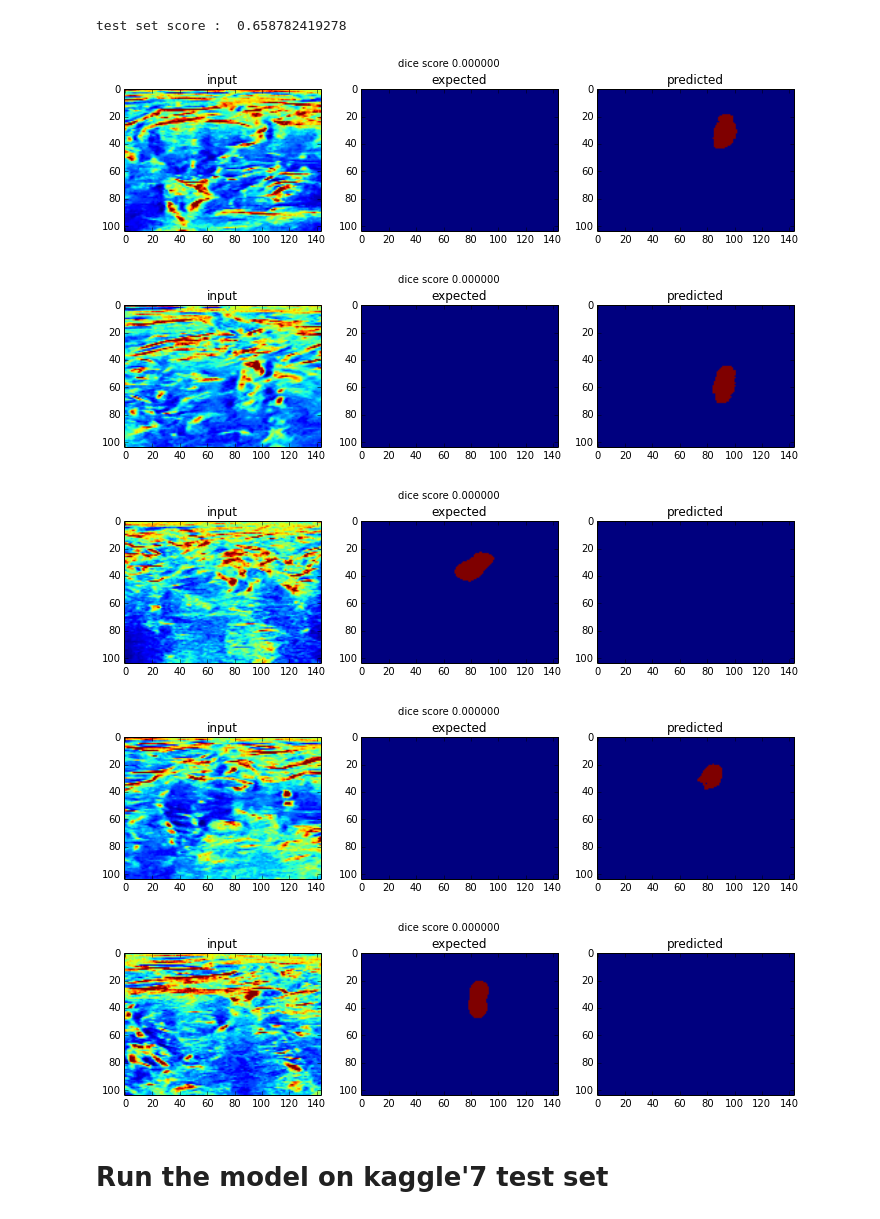
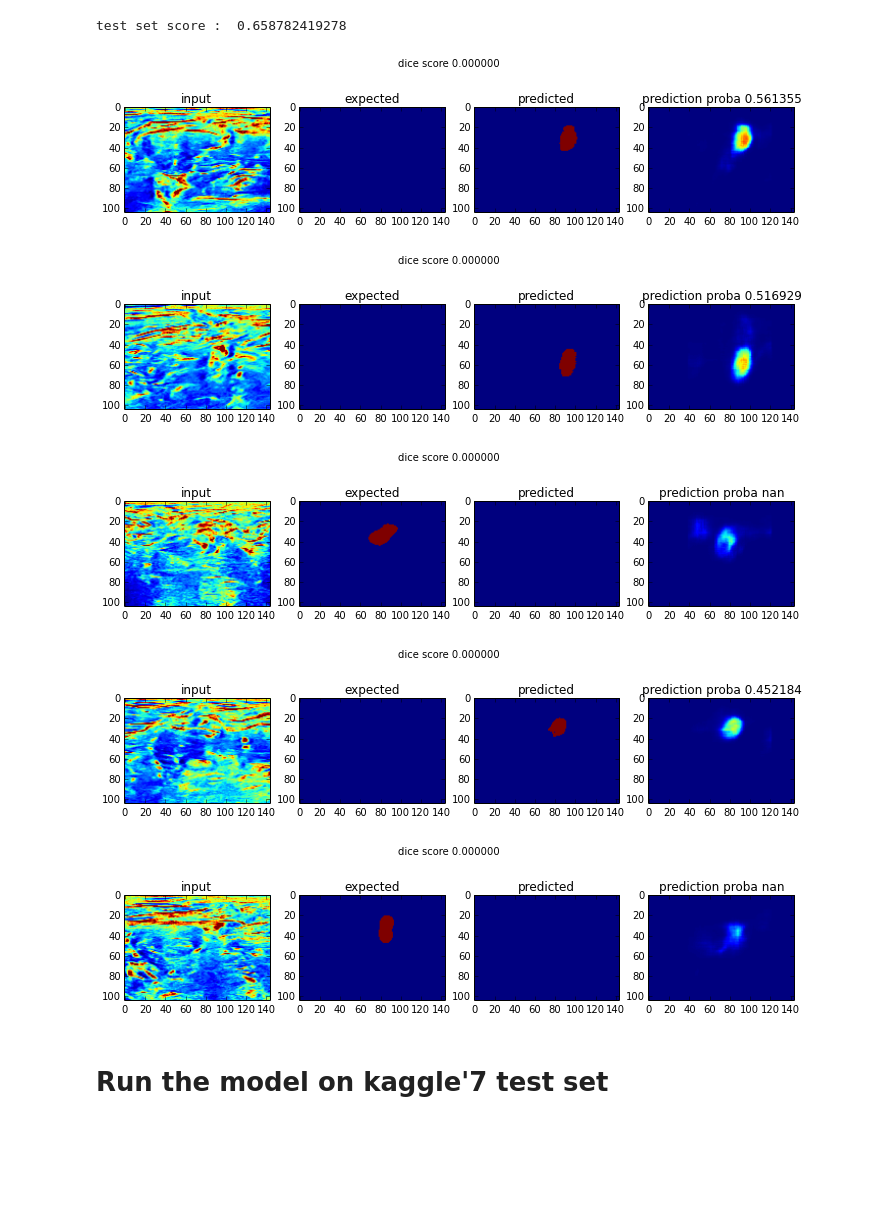
Before and after one commit to julienr/kaggle_uns, a Jupyter notebook: notebooks/3_train_fcnn_multiout.ipynb, the cells around one changed output. Saved outputs shown, nothing was run; the diff lists cells and outputs as text; code cells hidden in the pictures; blank space fills up the shorter version.

```diff
--- a/notebooks/3_train_fcnn_multiout.ipynb
+++ b/notebooks/3_train_fcnn_multiout.ipynb
@@ -208,6 +208,7 @@ if False:
 def predict(X):
     Y_pred, Y_pred_binary = model.predict(X)
     Y_pred_binary = Y_pred_binary.squeeze()
+    Y_pred_proba = Y_pred
     Y_pred = Y_pred > 0.3
     for i in range(Y_pred.shape[0]):
         # Clear prediction where we detect to little pixels
@@ -215,9 +216,9 @@ def predict(X):
         # pl.hist(np.sum(np.sum(np.sum(Y_pred, axis=1), axis=1), axis=1))
         if np.sum(Y_pred[i]) < 200 or Y_pred_binary[i] < 0.1:
             Y_pred[i,:] = 0
-    return Y_pred
+    return Y_pred, Y_pred_proba
 # %%
-Y_pred = predict(X_test)
+Y_pred, Y_pred_proba = predict(X_test)
 # %%
 def dice_coefficient(Y_pred, Y):
     """
@@ -243,26 +244,31 @@ lowest = np.argsort(dice_scores)
 # %%
 #i = 50
 #i = 47
 
-#for i in lowest[-1050:-1045]:
+#for i in lowest[-450:-445]:
 for i in lowest[:5]:
     pl.figure(figsize=(12, 3))
     pl.suptitle('dice score %f' % dice_coefficient(Y_pred[i], Y_test[i]))
-    pl.subplot(131)
+    pl.subplot(141)
     pl.title('input')
     pl.imshow(X_test[i].squeeze())
-    pl.subplot(132)
+    pl.subplot(142)
     pl.title('expected')
     pl.imshow(Y_test[i].squeeze())
-    pl.subplot(133)
+    pl.subplot(143)
     pl.title('predicted')
     pl.imshow(Y_pred[i].squeeze(), vmin=0, vmax=1)
+    pl.subplot(144)
+
+    blob_proba = np.mean(Y_pred_proba[i][Y_pred[i] == 1])
+    pl.title('prediction proba %f' % blob_proba)
+    pl.imshow(Y_pred_proba[i].squeeze(), vmin=0, vmax=1)
 # %% [output]
-[figure, old version]
+[figure, new version]
-[figure, old version]
+[figure, new version]
-[figure, old version]
+[figure, new version]
-[figure, old version]
+[figure, new version]
-[figure, old version]
+[figure, new version]
 # %% [markdown]
 # Run the model on kaggle'7 test set
 # %%
```
Also changed, not shown: parts of 5 cells of this notebook, 4 other files.
